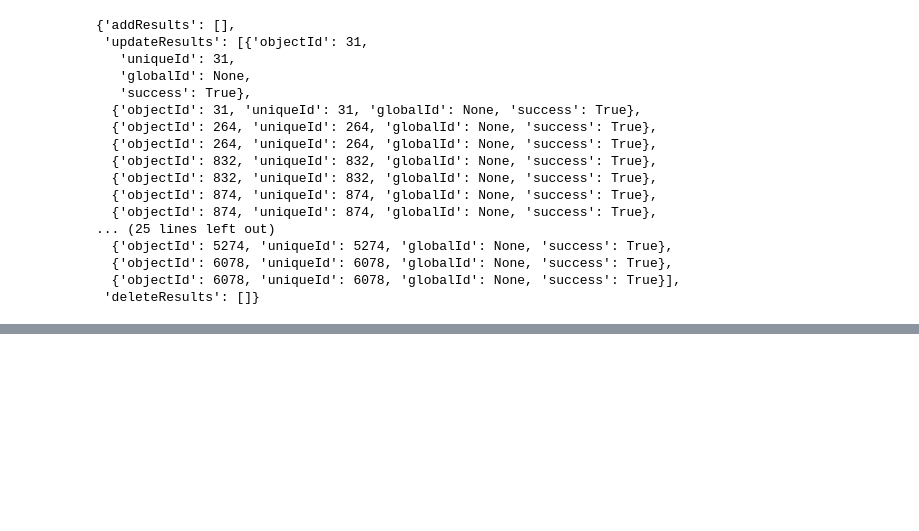
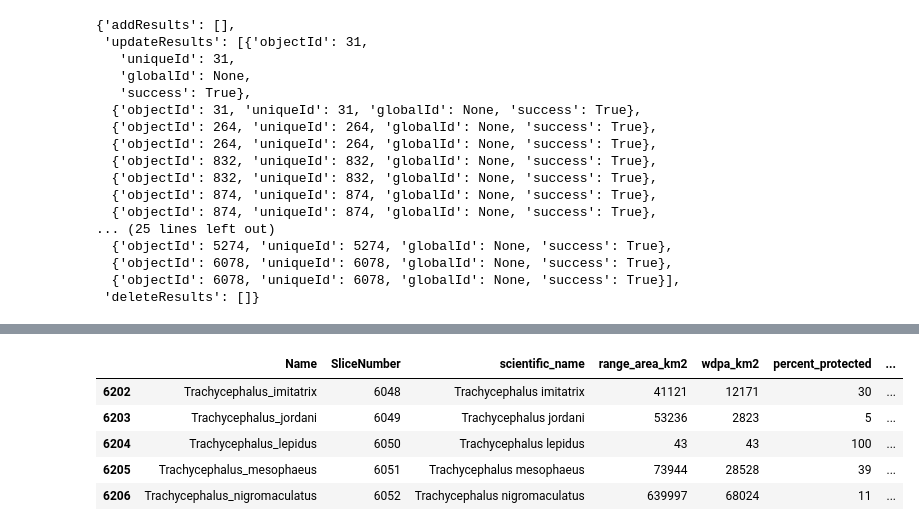
Before and after one commit to Vizzuality/he-scratchfolder, a Jupyter notebook: UpdateHostedTable.ipynb, the cells around one changed output, grey strips where cells are left out. Cells and saved outputs as stored; diff of their text form; code cells hidden in the pictures; blank space fills up the shorter version.

Commit message:
new fields addeded to amphibians table

```diff
--- a/UpdateHostedTable.ipynb
+++ b/UpdateHostedTable.ipynb
@@ -417,0 +605,30 @@ flayer.edit_features(updates= features_for_update)
+# %%
+cn = pd.read_csv('/Users/sofia/Documents/HE_Data/Amphibian_CRF_species_table.csv') # table with common name
+# %%
+## Function that removes parenthesis (and anything inside them), and leading and trailing spaces
+import re
+def make_array(row):
+    row_list = row.split(',')
+    row_array= []
+    for i in row_list:
+        row_array.append(re.sub(r'\([^()]*\)', '', i).rstrip().lstrip())
+    return row_array
+# %%
+## Apply function to all rows in table and create an array of names
+cn['common_name_array']= np.nan
+cn['common_name_array'] = cn['common_name'].apply(lambda row : json.dumps(make_array(row)) if type(row)==str else row)
+cn['synonyms_array']= np.nan
+cn['synonyms_array']= cn['synonyms'].apply(lambda row : json.dumps(make_array(row)) if type(row)==str else row)
+# %%
+hi_key = 'a641a4cd269345dea93b8bcb1cb66676' # table used by FE
+hi = getHTfromId(hi_key)
+# %%
+hi = hi.merge(cn[['SliceNumber','common_name_array']],how='inner',on='SliceNumber')
+hi.tail()
+# %% [output]
+|  | Name | SliceNumber | scientific_name | range_area_km2 | wdpa_km2 | percent_protected | ... |
+| 6202 | Trachycephalus_imitatrix | 6048 | Trachycephalus imitatrix | 41121 | 12171 | 30 | ... |
+| 6203 | Trachycephalus_jordani | 6049 | Trachycephalus jordani | 53236 | 2823 | 5 | ... |
+| 6204 | Trachycephalus_lepidus | 6050 | Trachycephalus lepidus | 43 | 43 | 100 | ... |
+| 6205 | Trachycephalus_mesophaeus | 6051 | Trachycephalus mesophaeus | 73944 | 28528 | 39 | ... |
+| 6206 | Trachycephalus_nigromaculatus | 6052 | Trachycephalus nigromaculatus | 639997 | 68024 | 11 | ... |
```
Also changed, not shown: parts of 36 cells of this notebook.
